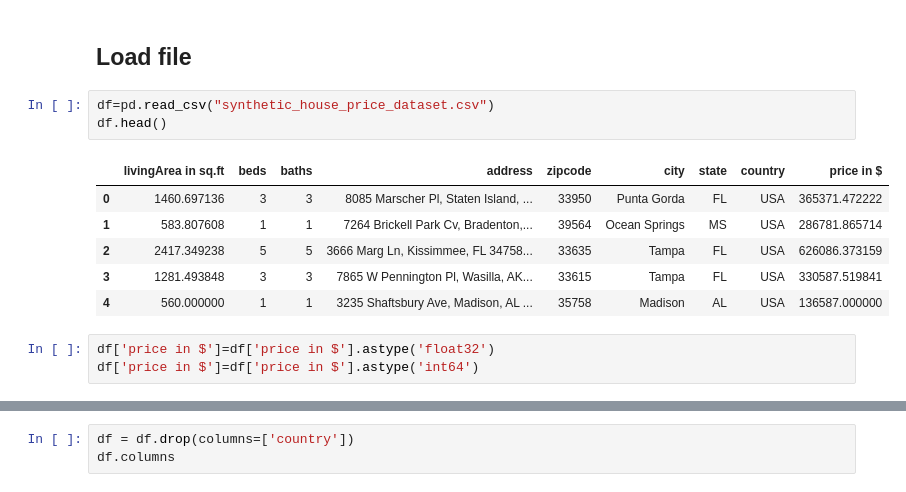
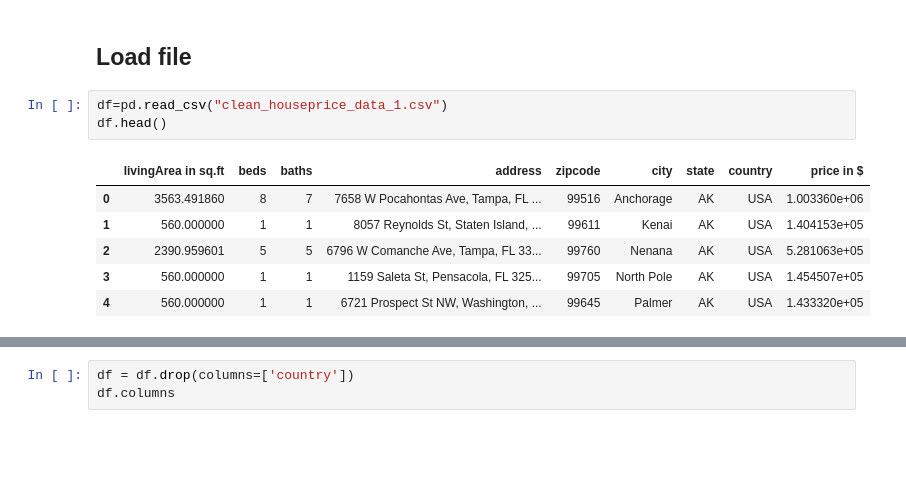
Before and after one commit to Ruchita-dighe/DBDA_Housing_Project, a Jupyter notebook: Model_Training.ipynb, the cells around one changed output, grey strips where cells are left out. Saved outputs shown, nothing was run; the diff lists cells and outputs as text; blank space fills up the shorter version.

```diff
--- a/Model_Training.ipynb
+++ b/Model_Training.ipynb
@@ -27,15 +59,12 @@ import os
 Load file
 -
 # %%
-df=pd.read_csv("synthetic_house_price_dataset.csv")
+df=pd.read_csv("clean_houseprice_data_1.csv")
 df.head()
 # %% [output]
 |  | livingArea in sq.ft | beds | baths | address | zipcode | city | state | country | price in $ |
-| 0 | 1460.697136 | 3 | 3 | 8085 Marscher Pl, Staten Island, ... | 33950 | Punta Gorda | FL | USA | 365371.472222 |
-| 1 | 583.807608 | 1 | 1 | 7264 Brickell Park Cv, Bradenton,... | 39564 | Ocean Springs | MS | USA | 286781.865714 |
-| 2 | 2417.349238 | 5 | 5 | 3666 Marg Ln, Kissimmee, FL 34758... | 33635 | Tampa | FL | USA | 626086.373159 |
-| 3 | 1281.493848 | 3 | 3 | 7865 W Pennington Pl, Wasilla, AK... | 33615 | Tampa | FL | USA | 330587.519841 |
-| 4 | 560.000000 | 1 | 1 | 3235 Shaftsbury Ave, Madison, AL ... | 35758 | Madison | AL | USA | 136587.000000 |
+| 0 | 3563.491860 | 8 | 7 | 7658 W Pocahontas Ave, Tampa, FL ... | 99516 | Anchorage | AK | USA | 1.003360e+06 |
+| 1 | 560.000000 | 1 | 1 | 8057 Reynolds St, Staten Island, ... | 99611 | Kenai | AK | USA | 1.404153e+05 |
+| 2 | 2390.959601 | 5 | 5 | 6796 W Comanche Ave, Tampa, FL 33... | 99760 | Nenana | AK | USA | 5.281063e+05 |
+| 3 | 560.000000 | 1 | 1 | 1159 Saleta St, Pensacola, FL 325... | 99705 | North Pole | AK | USA | 1.454507e+05 |
+| 4 | 560.000000 | 1 | 1 | 6721 Prospect St NW, Washington, ... | 99645 | Palmer | AK | USA | 1.433320e+05 |
-# %%
-df['price in $']=df['price in $'].astype('float32')
-df['price in $']=df['price in $'].astype('int64')
```
Also changed, not shown: parts of 37 cells of this notebook.
